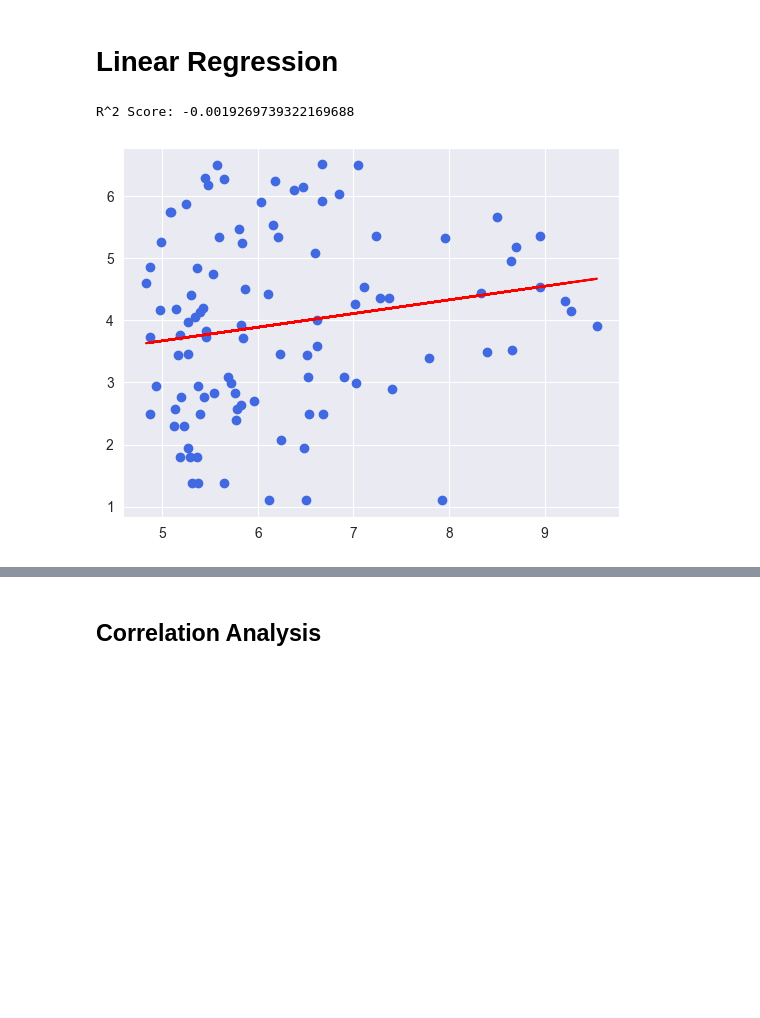
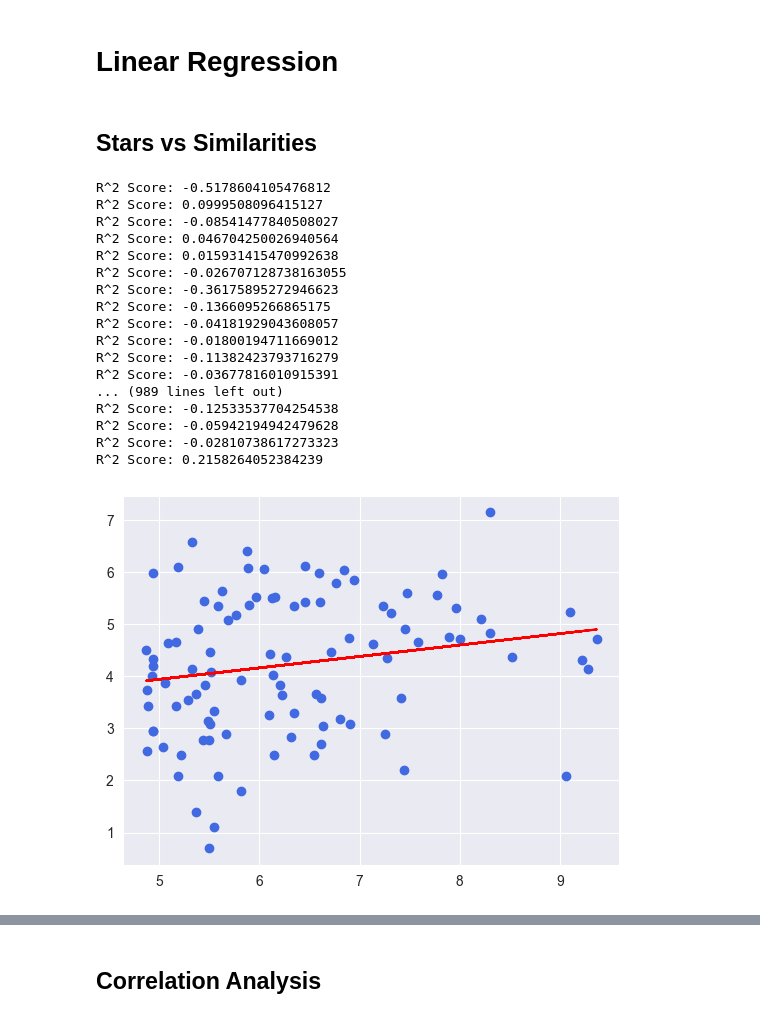
Before and after one commit to jubenitezg/Go-Clone-Thesis, a Jupyter notebook: clone-detection/analysis.ipynb, the cells around one changed output, grey strips where cells are left out. Cells and saved outputs as stored; diff of their text form; code cells hidden in the pictures; blank space fills up the shorter version.

```diff
--- a/clone-detection/analysis.ipynb
+++ b/clone-detection/analysis.ipynb
@@ -244,22 +243,43 @@ sample = df_small.sample(100)
+# %% [markdown]
+## Stars vs Similarities
 # %%
 from pandas import DataFrame
 from sklearn.linear_model import HuberRegressor
 
-X = DataFrame(sample, columns=['log_stars'])
-y = DataFrame(sample, columns=['log_similarities'])
+r2_score = -1
+while r2_score < 0.2:
+	sample = df_small.sample(100)
+	X = DataFrame(sample, columns=['log_stars'])
+	y = DataFrame(sample, columns=['log_similarities'])
 
-X_train, X_test, y_train, y_test = train_test_split(X, y, test_size=0.2, random_state=42)
-model = HuberRegressor()
-model.fit(X_train, y_train.values.ravel())
+	X_train, X_test, y_train, y_test = train_test_split(X, y, test_size=0.2, random_state=42)
+	model = HuberRegressor()
+	model.fit(X_train, y_train.values.ravel())
 
-r2_score  = model.score(X_test, y_test)
+	r2_score  = model.score(X_test, y_test)
 
-print(f"R^2 Score: {r2_score}")
+	print(f"R^2 Score: {r2_score}")
 
 y_pred = model.predict(X)
 plt.scatter(X, y, color='royalblue')
 plt.plot(X, y_pred, color='red')
 plt.show()
 # %% [output]
-R^2 Score: -0.0019269739322169688
+R^2 Score: -0.5178604105476812
+R^2 Score: 0.0999508096415127
+R^2 Score: -0.08541477840508027
+R^2 Score: 0.046704250026940564
+R^2 Score: 0.015931415470992638
+R^2 Score: -0.026707128738163055
+R^2 Score: -0.36175895272946623
+R^2 Score: -0.1366095266865175
+R^2 Score: -0.04181929043608057
+R^2 Score: -0.01800194711669012
+R^2 Score: -0.11382423793716279
+R^2 Score: -0.03677816010915391
+... (989 lines left out)
+R^2 Score: -0.12533537704254538
+R^2 Score: -0.05942194942479628
+R^2 Score: -0.02810738617273323
+R^2 Score: 0.2158264052384239
-[figure, old version]
+[figure, new version]
```
Also changed, not shown: parts of 32 cells of this notebook.
